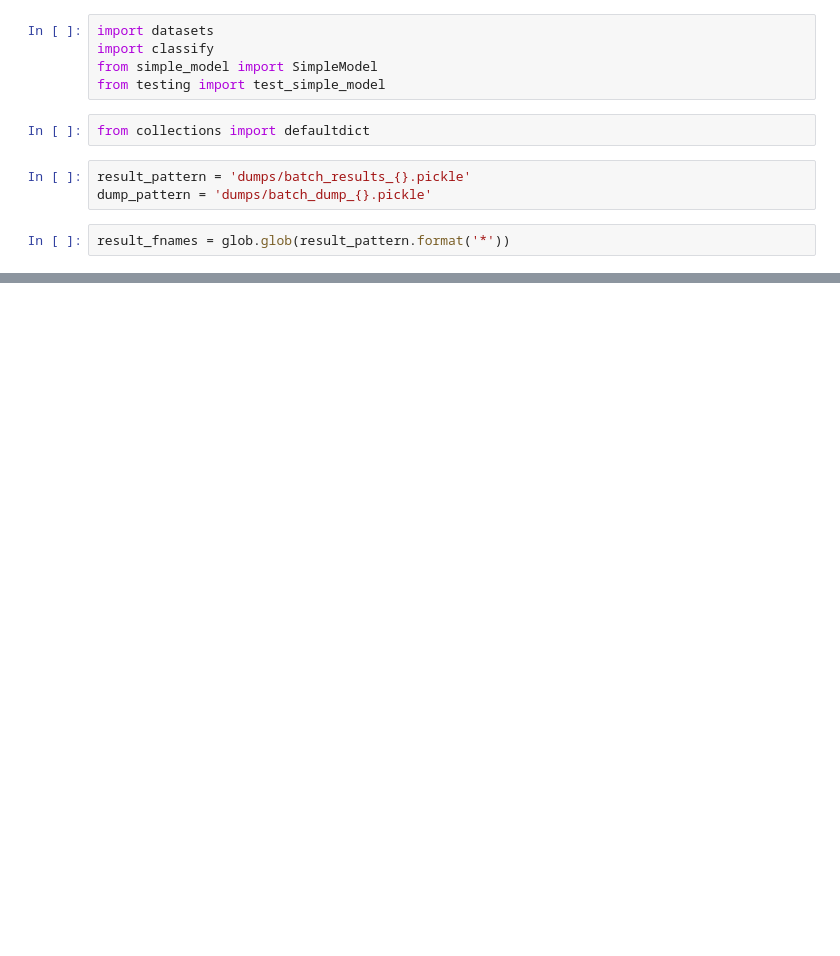
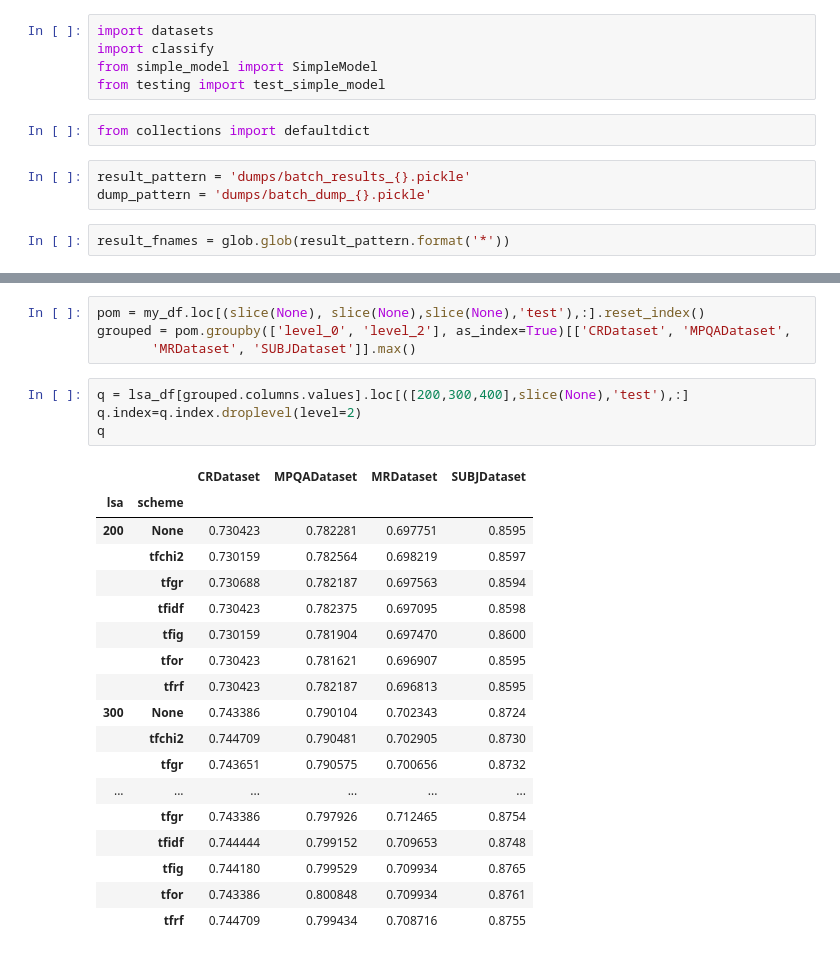
Before and after one commit to vlejd/diploma_thesis, a Jupyter notebook: lsa_backprop/exepriments_batch_results.ipynb, the cells around one changed output, grey strips where cells are left out. Cells and saved outputs as stored; diff of their text form; blank space fills up the shorter version.

```diff
--- a/lsa_backprop/exepriments_batch_results.ipynb
+++ b/lsa_backprop/exepriments_batch_results.ipynb
@@ -71,0 +111,27 @@ str(None)
+# %%
+pom = my_df.loc[(slice(None), slice(None),slice(None),'test'),:].reset_index()
+grouped = pom.groupby(['level_0', 'level_2'], as_index=True)[['CRDataset', 'MPQADataset',
+       'MRDataset', 'SUBJDataset']].max()
+# %%
+q = lsa_df[grouped.columns.values].loc[([200,300,400],slice(None),'test'),:]
+q.index=q.index.droplevel(level=2)
+q
+# %% [output]
+|  |  | CRDataset | MPQADataset | MRDataset | SUBJDataset |
+| lsa | scheme |  |  |  |  |
+| 200 | None | 0.730423 | 0.782281 | 0.697751 | 0.8595 |
+|  | tfchi2 | 0.730159 | 0.782564 | 0.698219 | 0.8597 |
+|  | tfgr | 0.730688 | 0.782187 | 0.697563 | 0.8594 |
+|  | tfidf | 0.730423 | 0.782375 | 0.697095 | 0.8598 |
+|  | tfig | 0.730159 | 0.781904 | 0.697470 | 0.8600 |
+|  | tfor | 0.730423 | 0.781621 | 0.696907 | 0.8595 |
+|  | tfrf | 0.730423 | 0.782187 | 0.696813 | 0.8595 |
+| 300 | None | 0.743386 | 0.790104 | 0.702343 | 0.8724 |
+|  | tfchi2 | 0.744709 | 0.790481 | 0.702905 | 0.8730 |
+|  | tfgr | 0.743651 | 0.790575 | 0.700656 | 0.8732 |
+| ... | ... | ... | ... | ... | ... |
+|  | tfgr | 0.743386 | 0.797926 | 0.712465 | 0.8754 |
+|  | tfidf | 0.744444 | 0.799152 | 0.709653 | 0.8748 |
+|  | tfig | 0.744180 | 0.799529 | 0.709934 | 0.8765 |
+|  | tfor | 0.743386 | 0.800848 | 0.709934 | 0.8761 |
+|  | tfrf | 0.744709 | 0.799434 | 0.708716 | 0.8755 |
```
Also changed, not shown: parts of 21 cells of this notebook, 1 other file.
